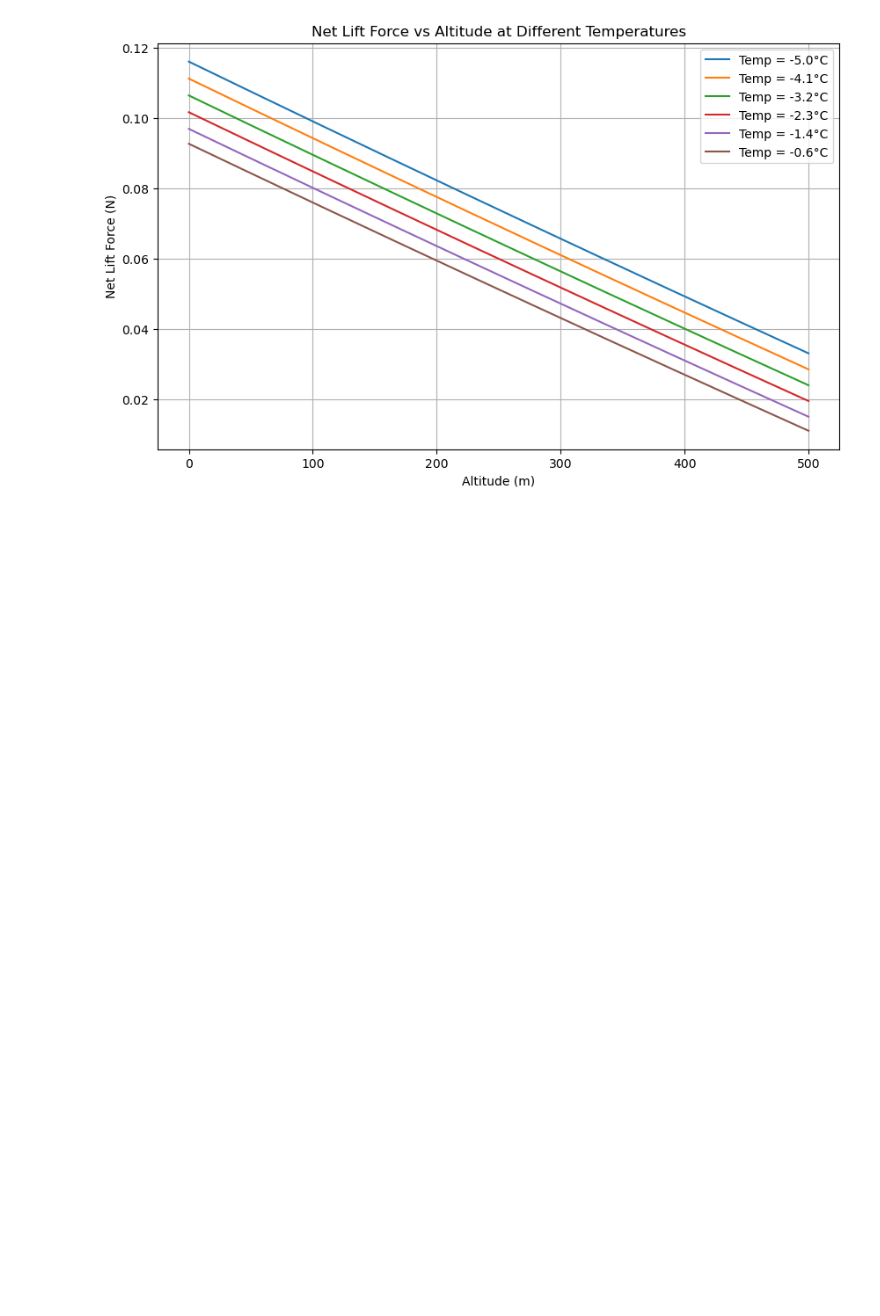
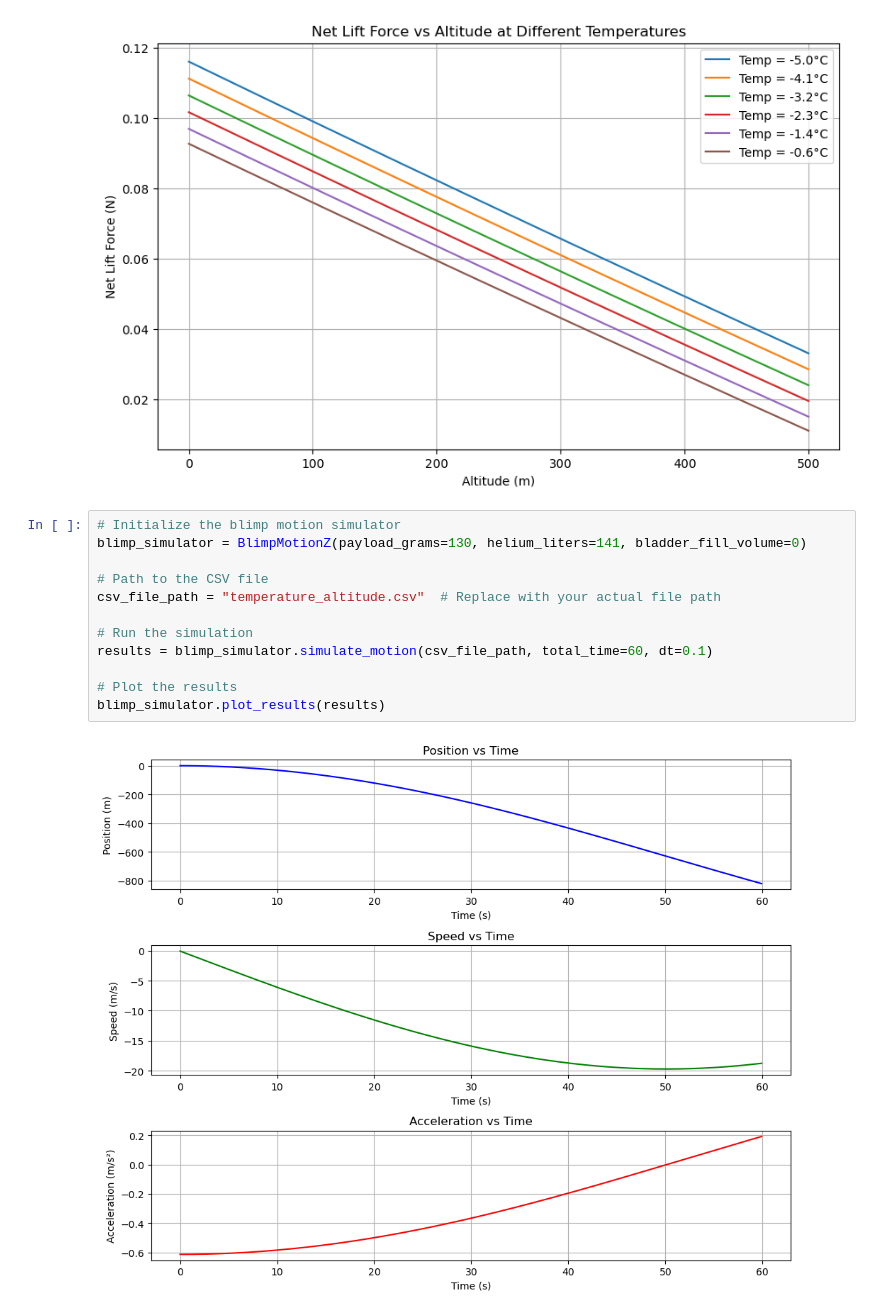
Before and after one commit to roboticvedant/blimp-sim-mod, a Jupyter notebook: density_altitude.ipynb, the cells around one changed output. Drawn from its saved outputs; the diff is of its cells as text; blank space fills up the shorter version.

Commit message:
needs some fixing with motionz

```diff
--- a/density_altitude.ipynb
+++ b/density_altitude.ipynb
@@ -39,3 +40,17 @@ plt.grid(True)
 plt.show()
 # %% [output]
 [figure]
+# %%
+# Initialize the blimp motion simulator
+blimp_simulator = BlimpMotionZ(payload_grams=130, helium_liters=141, bladder_fill_volume=0)
+
+# Path to the CSV file
+csv_file_path = "temperature_altitude.csv"  # Replace with your actual file path
+
+# Run the simulation
+results = blimp_simulator.simulate_motion(csv_file_path, total_time=60, dt=0.1)
+
+# Plot the results
+blimp_simulator.plot_results(results)
+# %% [output]
+[figure, added]
```
Also changed, not shown: parts of 1 cell of this notebook, 1 other file.
